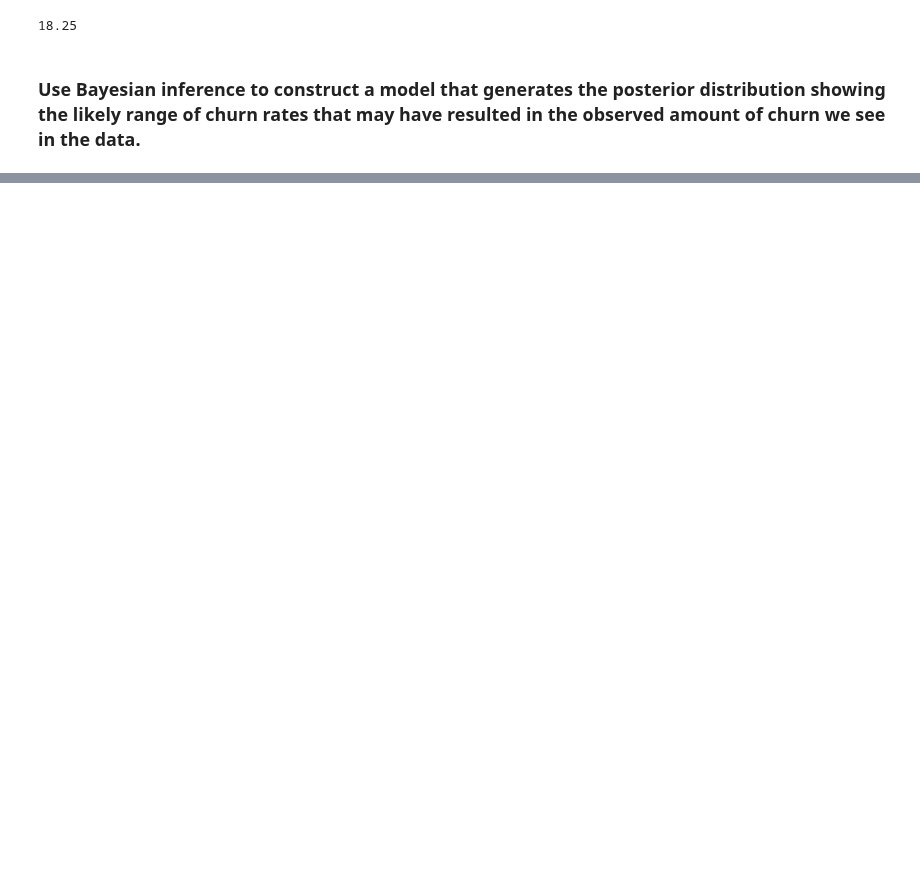
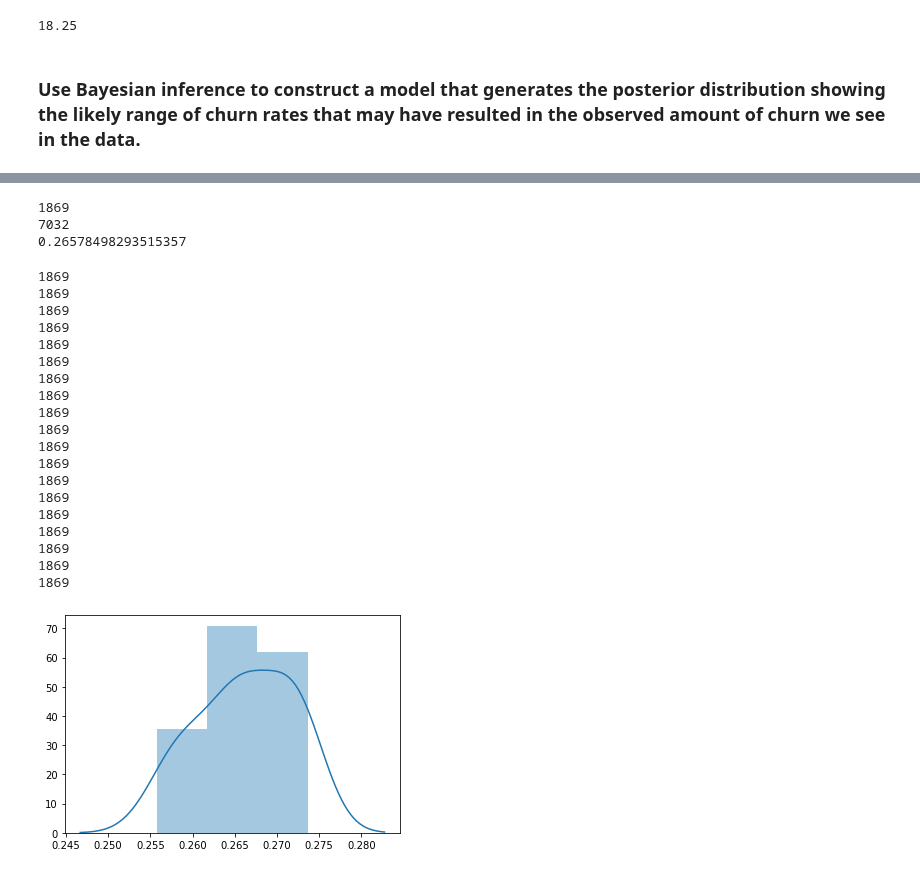
Before and after one commit to DJGump/module-work-DSI06, a Jupyter notebook: dgump_Day_4_Lecture_2_Assignment.ipynb, the cells around one changed output, grey strips where cells are left out. Saved outputs shown, nothing was run; the diff lists cells and outputs as text; code cells hidden in the pictures; blank space fills up the shorter version.

```diff
--- a/dgump_Day_4_Lecture_2_Assignment.ipynb
+++ b/dgump_Day_4_Lecture_2_Assignment.ipynb
@@ -95,0 +105,50 @@ customer.MonthlyCharges.min()
+# %%
+obs_n_churned = customer.Churn.sum()
+n_cust = customer['CustomerID'].nunique()
+obs_rate = customer.Churn.mean()
+# %%
+print(obs_n_churned)
+print(n_cust)
+print(obs_rate)
+# %% [output]
+1869
+7032
+0.26578498293515357
+# %%
+# uninformed prior
+valid_rates = []
+
+for _ in range(100000):
+    # prior
+    rate = np.random.beta(1,1)
+
+    # Generative process
+    gen_n_churn = np.random.binomial(n_cust, rate)
+
+    if gen_n_churn == obs_n_churned:
+        valid_rates.append(rate)
+        print(gen_n_churn)
+
+sns.distplot(valid_rates)
+plt.show()
+# %% [output]
+1869
+1869
+1869
+1869
+1869
+1869
+1869
+1869
+1869
+1869
+1869
+1869
+1869
+1869
+1869
+1869
+1869
+1869
+1869
+[figure, added]
```
Also changed, not shown: parts of 6 cells of this notebook, 1 other file.
